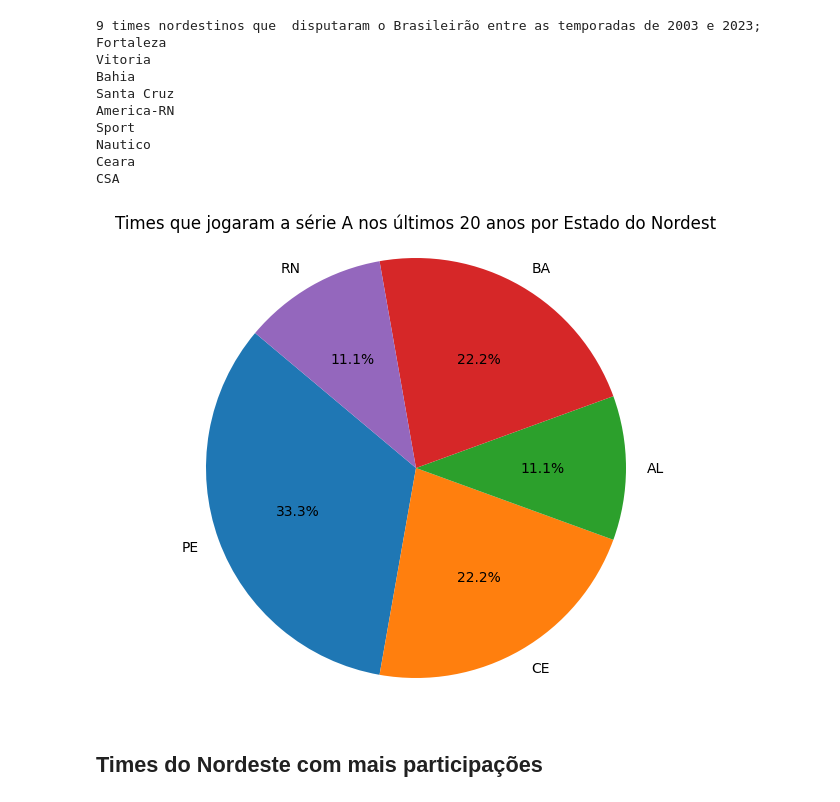
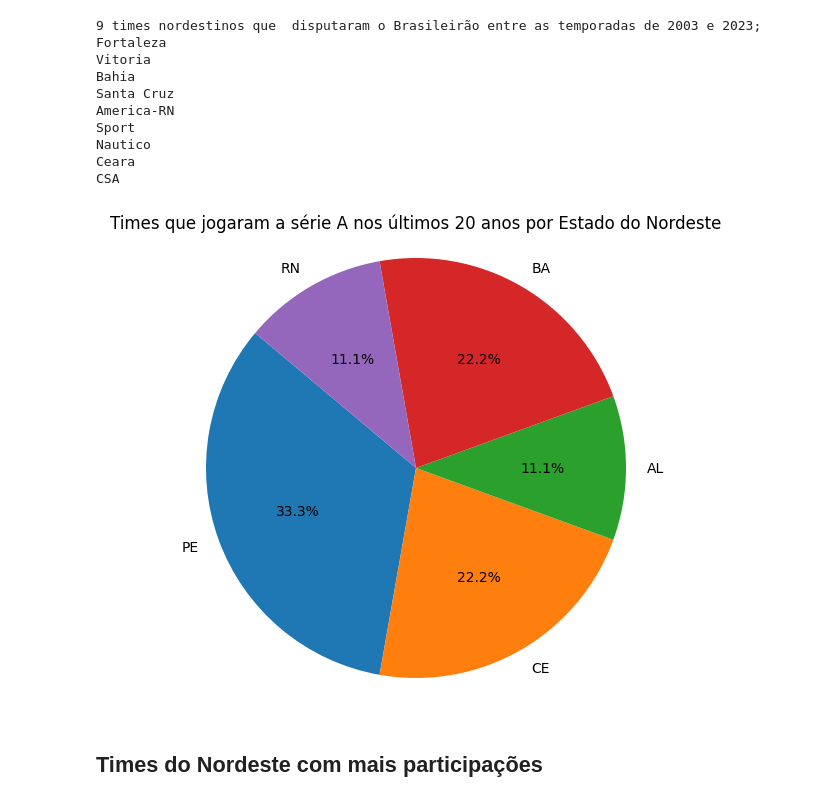
Before and after one commit to 022Vinicius/An-lises_de_dados_esportes, a Jupyter notebook: futebol_pernambucano.ipynb, the cells around one changed output. Drawn from its saved outputs; the diff is of its cells as text; code cells hidden in the pictures.

```diff
--- a/futebol_pernambucano.ipynb
+++ b/futebol_pernambucano.ipynb
@@ -171,34 +183,35 @@ CSA
 # %%
 import matplotlib.pyplot as plt
 
 # Dicionário de regiões e seus times
 regioes = {
     'PE': ['Sport', 'Santa Cruz', 'Náutico'],
     'CE': ['Fortaleza', 'Ceará'],
     'AL': ['CSA'],
     'BA': ['Bahia','Vitória'],
     'RN': ['América-RN']
 }
 
 # Lista para armazenar as quantidades de times por estado
 quantidades_por_estado = []
 
 # Itera sobre as regiões para contar a quantidade de times em cada estado
 for estado, times in regioes.items():
     quantidade = len(times)  # len() retorna o número de elementos na lista 'times'
     quantidades_por_estado.append(quantidade)
 
 # Lista de estados para os rótulos do gráfico
 estados = list(regioes.keys())
 
 # Plotando o gráfico de pizza
 plt.figure(figsize=(8, 6))
 plt.pie(quantidades_por_estado, labels=estados, autopct='%1.1f%%', startangle=140)
-plt.title('Times que jogaram a série A nos últimos 20 anos por Estado do Nordest')
+plt.title('Times que jogaram a série A nos últimos 20 anos por Estado do Nordeste')
 plt.axis('equal')  # Garante que o gráfico de pizza seja desenhado como um círculo
+plt.savefig('grafico_pizza_times_estados')
 plt.show()
 # %% [output]
-[figure, old version]
+[figure, new version]
 # %% [markdown]
 ## Times do Nordeste com mais participações
 # %%
```
Also changed, not shown: parts of 2 cells of this notebook, 1 other file.
